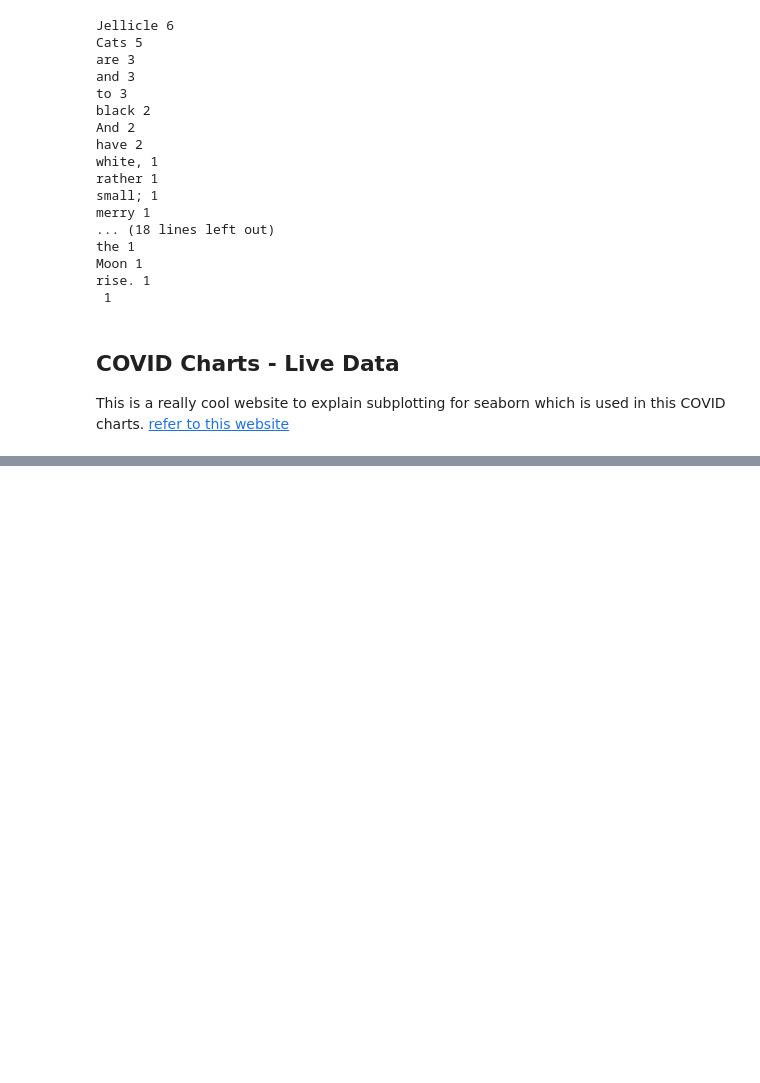
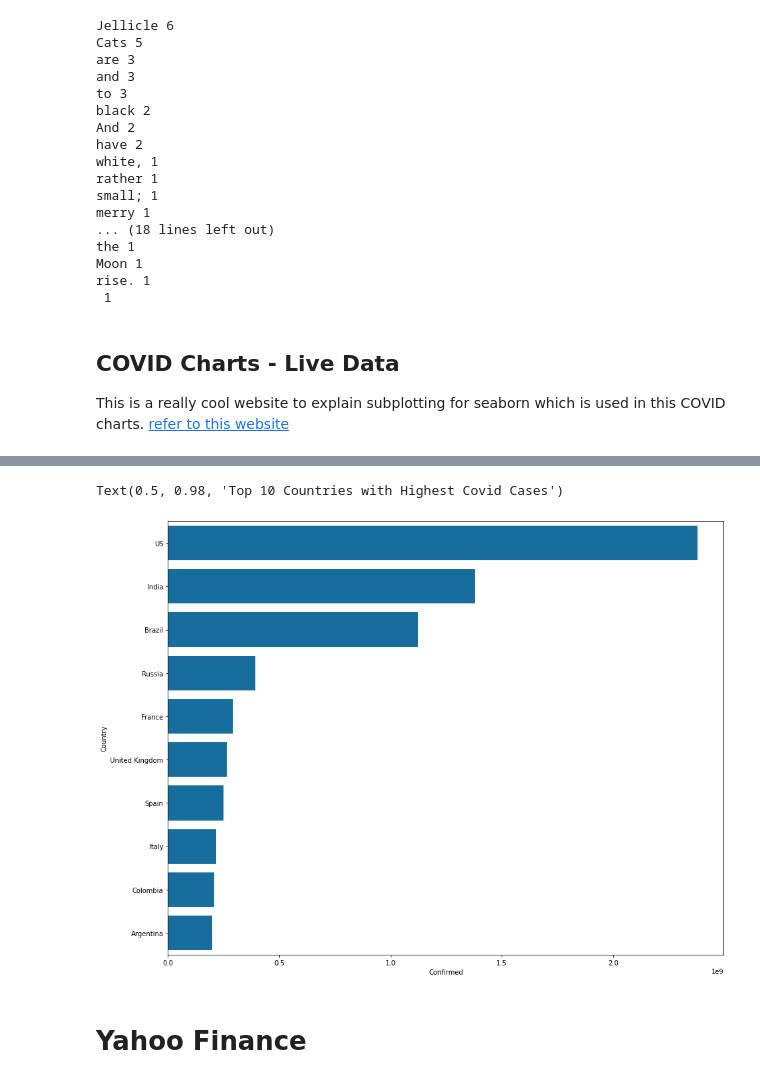
Before and after one commit to RonnyCh/mydsbook, a Jupyter notebook: myBook.ipynb, the cells around one changed output, grey strips where cells are left out. Saved outputs shown, nothing was run; the diff lists cells and outputs as text; code cells hidden in the pictures; blank space fills up the shorter version.

```diff
--- a/myBook.ipynb
+++ b/myBook.ipynb
@@ -2094,0 +2097,17 @@ for i,d in enumerate(country):
+# %%
+import matplotlib.pyplot as plt
+f, ax = plt.subplots(figsize=(15, 12))
+
+data = df.groupby('Country')['Confirmed'].sum().sort_values(ascending=False).reset_index()
+data = data.head(10)
+
+#sns.set_color_codes("colorblind")
+sns.barplot(x="Confirmed", y="Country", data=data,
+            label="Total", color="b")
+
+fig.suptitle('Top 10 Countries with Highest Covid Cases')
+# %% [output]
+Text(0.5, 0.98, 'Top 10 Countries with Highest Covid Cases')
+[figure, added]
+# %% [markdown]
+# Yahoo Finance
```
Also changed, not shown: parts of 4 cells of this notebook.
